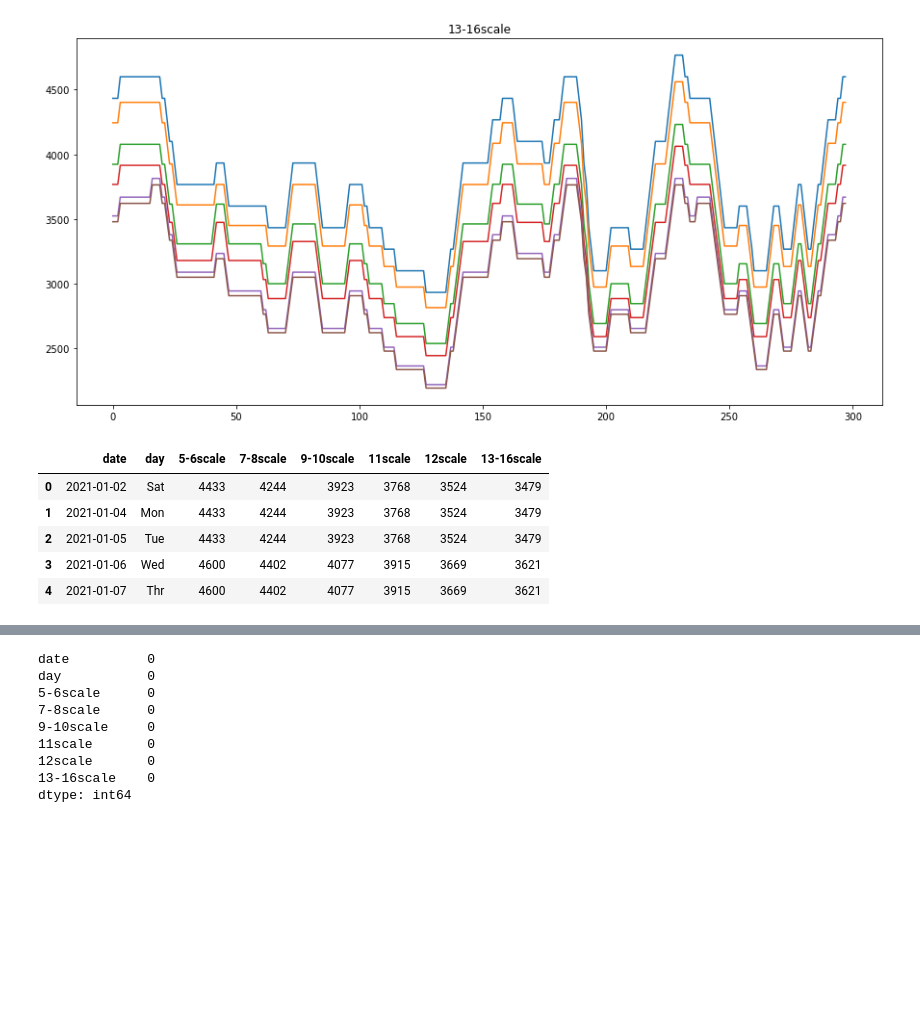
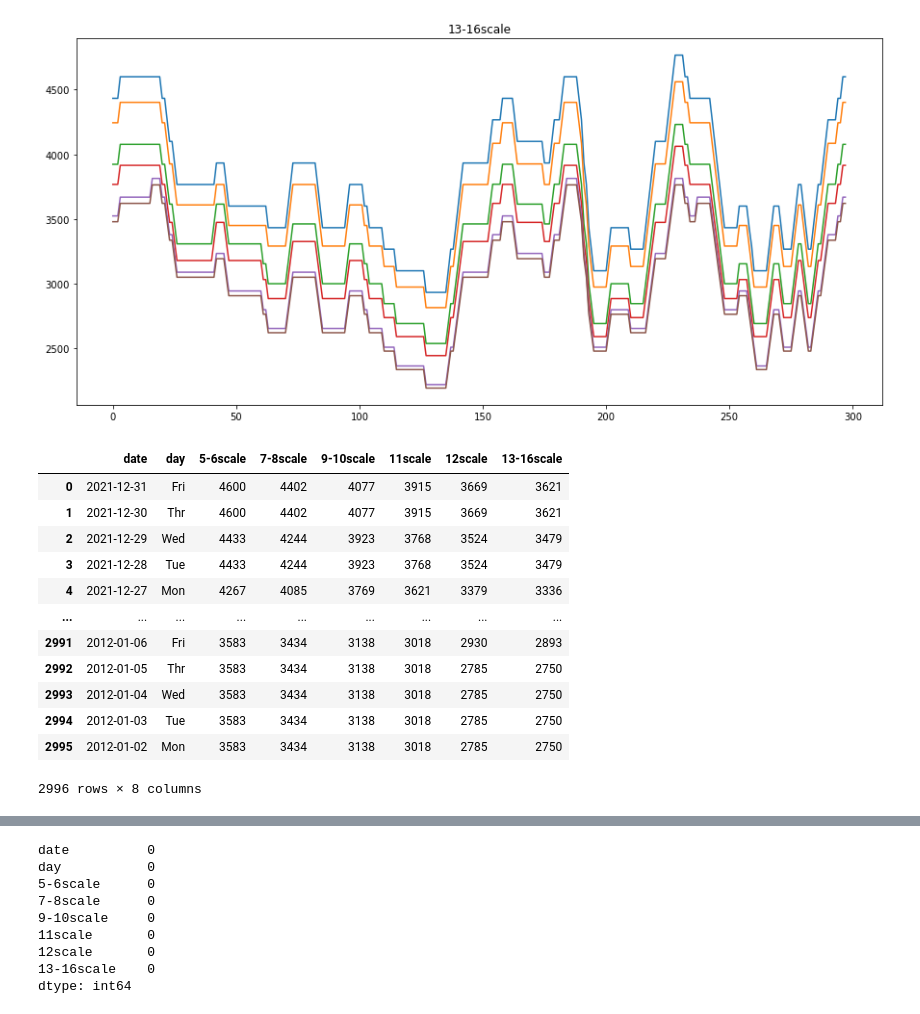
Before and after one commit to fin-special/chicken_price_prediction, a Jupyter notebook: 데이터처리/데이터보기.ipynb, the cells around one changed output, grey strips where cells are left out. Cells and saved outputs as stored; diff of their text form; code cells hidden in the pictures; blank space fills up the shorter version.

```diff
--- a/데이터처리/데이터보기.ipynb
+++ b/데이터처리/데이터보기.ipynb
@@ -25,11 +24,18 @@ plt.show()
 # %% [output]
 [figure]
 # %%
-price_df.head()
+price_df
 # %% [output]
 |  | date | day | 5-6scale | 7-8scale | 9-10scale | 11scale | 12scale | 13-16scale |
-| 0 | 2021-01-02 | Sat | 4433 | 4244 | 3923 | 3768 | 3524 | 3479 |
-| 1 | 2021-01-04 | Mon | 4433 | 4244 | 3923 | 3768 | 3524 | 3479 |
-| 2 | 2021-01-05 | Tue | 4433 | 4244 | 3923 | 3768 | 3524 | 3479 |
-| 3 | 2021-01-06 | Wed | 4600 | 4402 | 4077 | 3915 | 3669 | 3621 |
-| 4 | 2021-01-07 | Thr | 4600 | 4402 | 4077 | 3915 | 3669 | 3621 |
+| 0 | 2021-12-31 | Fri | 4600 | 4402 | 4077 | 3915 | 3669 | 3621 |
+| 1 | 2021-12-30 | Thr | 4600 | 4402 | 4077 | 3915 | 3669 | 3621 |
+| 2 | 2021-12-29 | Wed | 4433 | 4244 | 3923 | 3768 | 3524 | 3479 |
+| 3 | 2021-12-28 | Tue | 4433 | 4244 | 3923 | 3768 | 3524 | 3479 |
+| 4 | 2021-12-27 | Mon | 4267 | 4085 | 3769 | 3621 | 3379 | 3336 |
+| ... | ... | ... | ... | ... | ... | ... | ... | ... |
+| 2991 | 2012-01-06 | Fri | 3583 | 3434 | 3138 | 3018 | 2930 | 2893 |
+| 2992 | 2012-01-05 | Thr | 3583 | 3434 | 3138 | 3018 | 2785 | 2750 |
+| 2993 | 2012-01-04 | Wed | 3583 | 3434 | 3138 | 3018 | 2785 | 2750 |
+| 2994 | 2012-01-03 | Tue | 3583 | 3434 | 3138 | 3018 | 2785 | 2750 |
+| 2995 | 2012-01-02 | Mon | 3583 | 3434 | 3138 | 3018 | 2785 | 2750 |
+2996 rows × 8 columns
```
Also changed, not shown: parts of 5 cells of this notebook, 3 other files.
